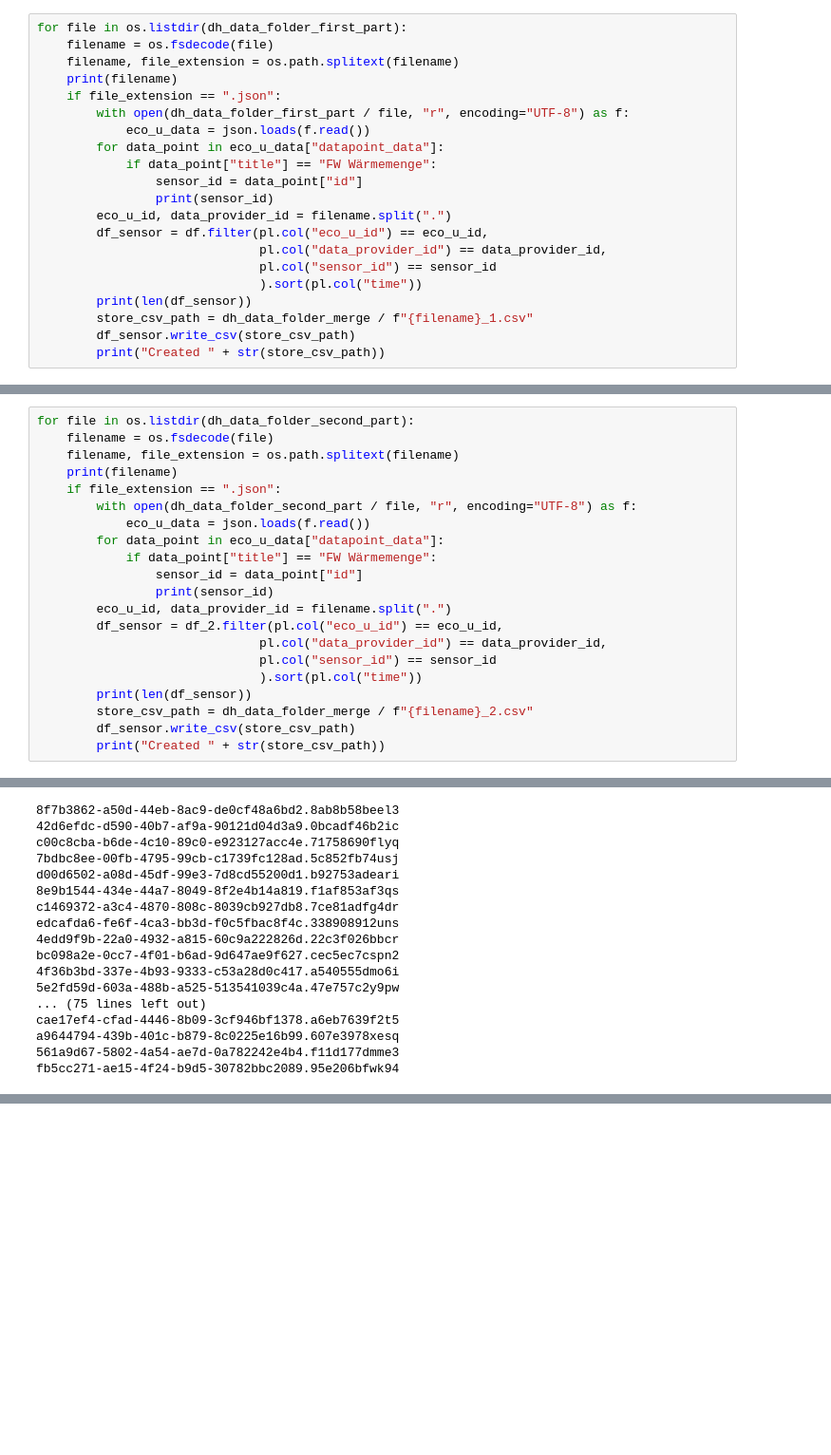
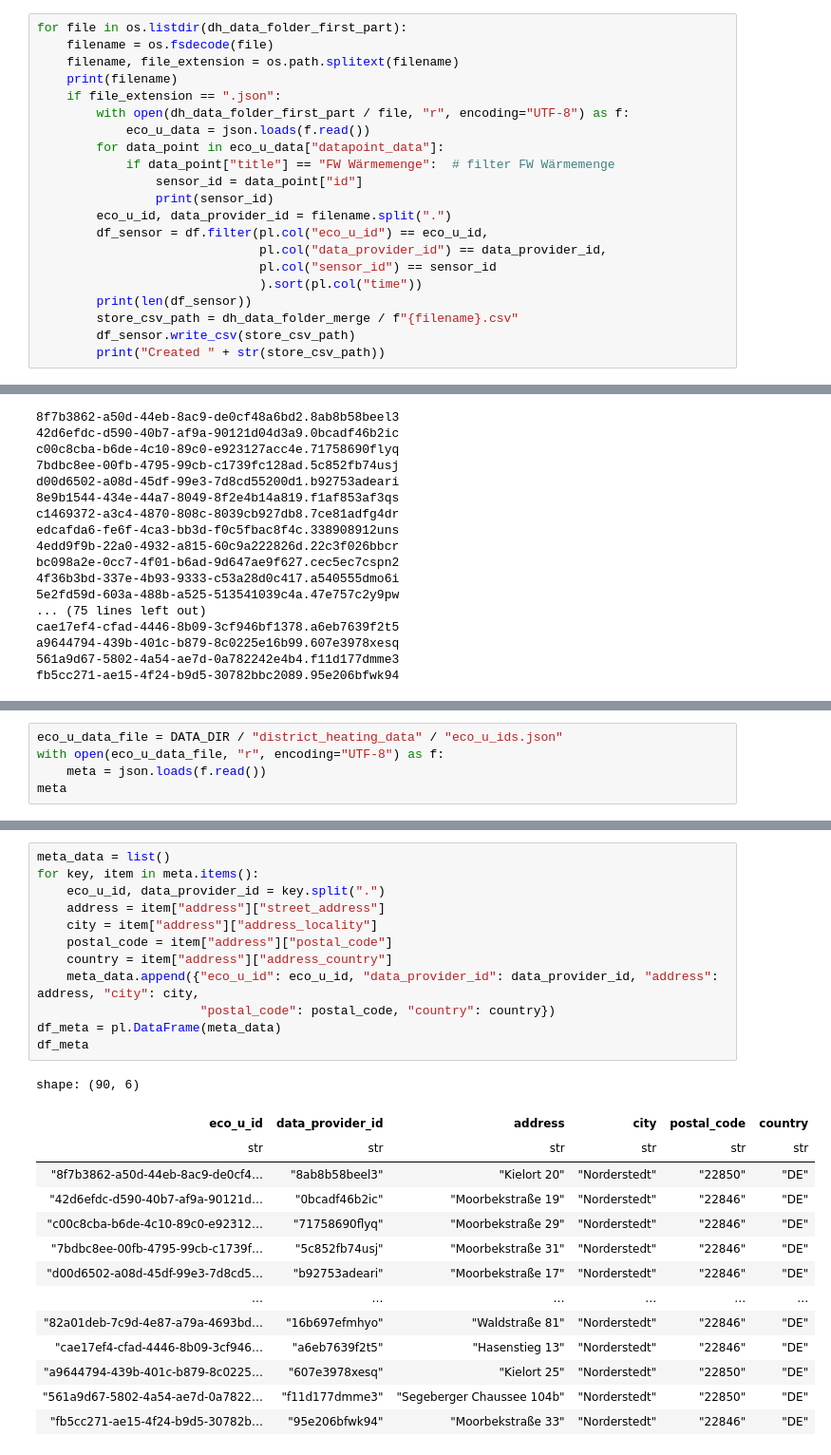
Before and after one commit to marja-w/energy-forecast-benchmark, a Jupyter notebook: notebooks/1.0-mw-dh-data.ipynb, the cells around one changed output, grey strips where cells are left out. Shown at 95% size. Drawn from its saved outputs; the diff is of its cells as text; blank space fills up the shorter version.

```diff
--- a/notebooks/1.0-mw-dh-data.ipynb
+++ b/notebooks/1.0-mw-dh-data.ipynb
@@ -98,7 +43,7 @@ for file in os.listdir(dh_data_folder_first_part):
         with open(dh_data_folder_first_part / file, "r", encoding="UTF-8") as f:
             eco_u_data = json.loads(f.read())
         for data_point in eco_u_data["datapoint_data"]:
-            if data_point["title"] == "FW Wärmemenge":
+            if data_point["title"] == "FW Wärmemenge":  # filter FW Wärmemenge
                 sensor_id = data_point["id"]
                 print(sensor_id)
         eco_u_id, data_provider_id = filename.split(".")
@@ -107,7 +52,7 @@ for file in os.listdir(dh_data_folder_first_part):
                               pl.col("sensor_id") == sensor_id
                               ).sort(pl.col("time"))
         print(len(df_sensor))
-        store_csv_path = dh_data_folder_merge / f"{filename}_1.csv"
+        store_csv_path = dh_data_folder_merge / f"{filename}.csv"
         df_sensor.write_csv(store_csv_path)
         print("Created " + str(store_csv_path))
 # %% [output]
@@ -131,21 +75,0 @@ Created /home/marja/PycharmProjects/energy-forecast-prototype/data/raw/district_
-# %%
-for file in os.listdir(dh_data_folder_second_part):
-    filename = os.fsdecode(file)
-    filename, file_extension = os.path.splitext(filename)
-    print(filename)
-    if file_extension == ".json":
-        with open(dh_data_folder_second_part / file, "r", encoding="UTF-8") as f:
-            eco_u_data = json.loads(f.read())
-        for data_point in eco_u_data["datapoint_data"]:
-            if data_point["title"] == "FW Wärmemenge":
-                sensor_id = data_point["id"]
-                print(sensor_id)
-        eco_u_id, data_provider_id = filename.split(".")
-        df_sensor = df_2.filter(pl.col("eco_u_id") == eco_u_id,
-                              pl.col("data_provider_id") == data_provider_id,
-                              pl.col("sensor_id") == sensor_id
-                              ).sort(pl.col("time"))
-        print(len(df_sensor))
-        store_csv_path = dh_data_folder_merge / f"{filename}_2.csv"
-        df_sensor.write_csv(store_csv_path)
-        print("Created " + str(store_csv_path))
@@ -241,0 +227,5 @@ shape: (90, 4)
+# %%
+eco_u_data_file = DATA_DIR / "district_heating_data" / "eco_u_ids.json"
+with open(eco_u_data_file, "r", encoding="UTF-8") as f:
+    meta = json.loads(f.read())
+meta
@@ -241,0 +250,27 @@ shape: (90, 4)
+# %%
+meta_data = list()
+for key, item in meta.items():
+    eco_u_id, data_provider_id = key.split(".")
+    address = item["address"]["street_address"]
+    city = item["address"]["address_locality"]
+    postal_code = item["address"]["postal_code"]
+    country = item["address"]["address_country"]
+    meta_data.append({"eco_u_id": eco_u_id, "data_provider_id": data_provider_id, "address": address, "city": city,
+                      "postal_code": postal_code, "country": country})
+df_meta = pl.DataFrame(meta_data)
+df_meta
+# %% [output]
+shape: (90, 6)
+| eco_u_id | data_provider_id | address | city | postal_code | country |
+| str | str | str | str | str | str |
+| "8f7b3862-a50d-44eb-8ac9-de0cf4… | "8ab8b58beel3" | "Kielort 20" | "Norderstedt" | "22850" | "DE" |
+| "42d6efdc-d590-40b7-af9a-90121d… | "0bcadf46b2ic" | "Moorbekstraße 19" | "Norderstedt" | "22846" | "DE" |
+| "c00c8cba-b6de-4c10-89c0-e92312… | "71758690flyq" | "Moorbekstraße 29" | "Norderstedt" | "22846" | "DE" |
+| "7bdbc8ee-00fb-4795-99cb-c1739f… | "5c852fb74usj" | "Moorbekstraße 31" | "Norderstedt" | "22846" | "DE" |
+| "d00d6502-a08d-45df-99e3-7d8cd5… | "b92753adeari" | "Moorbekstraße 17" | "Norderstedt" | "22846" | "DE" |
+| … | … | … | … | … | … |
+| "82a01deb-7c9d-4e87-a79a-4693bd… | "16b697efmhyo" | "Waldstraße 81" | "Norderstedt" | "22846" | "DE" |
+| "cae17ef4-cfad-4446-8b09-3cf946… | "a6eb7639f2t5" | "Hasenstieg 13" | "Norderstedt" | "22846" | "DE" |
+| "a9644794-439b-401c-b879-8c0225… | "607e3978xesq" | "Kielort 25" | "Norderstedt" | "22850" | "DE" |
+| "561a9d67-5802-4a54-ae7d-0a7822… | "f11d177dmme3" | "Segeberger Chaussee 104b" | "Norderstedt" | "22850" | "DE" |
+| "fb5cc271-ae15-4f24-b9d5-30782b… | "95e206bfwk94" | "Moorbekstraße 33" | "Norderstedt" | "22846" | "DE" |
```
Also changed, not shown: parts of 32 cells of this notebook.
